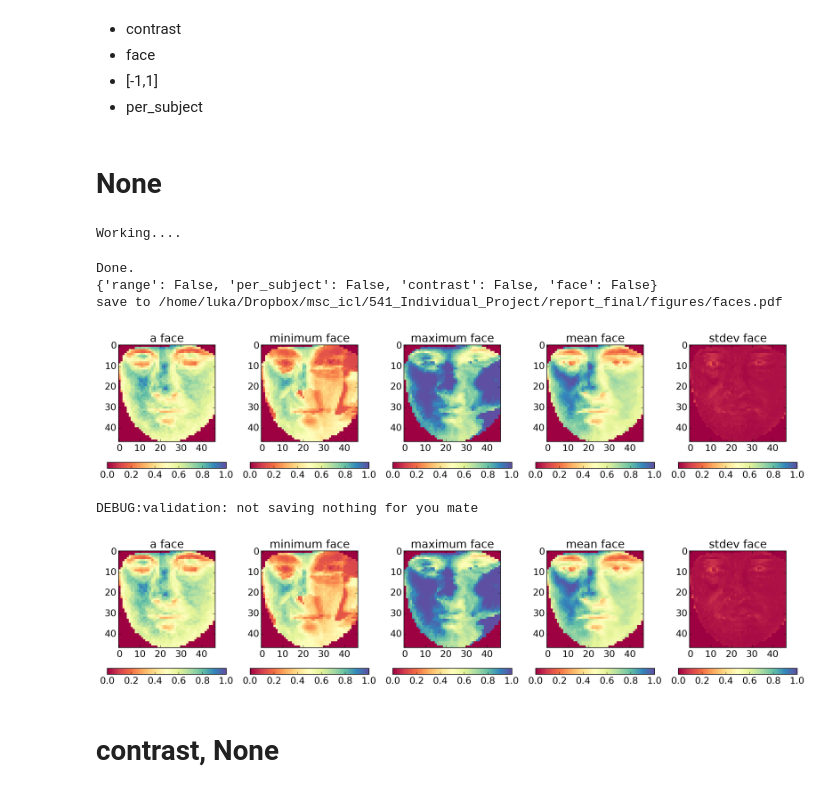
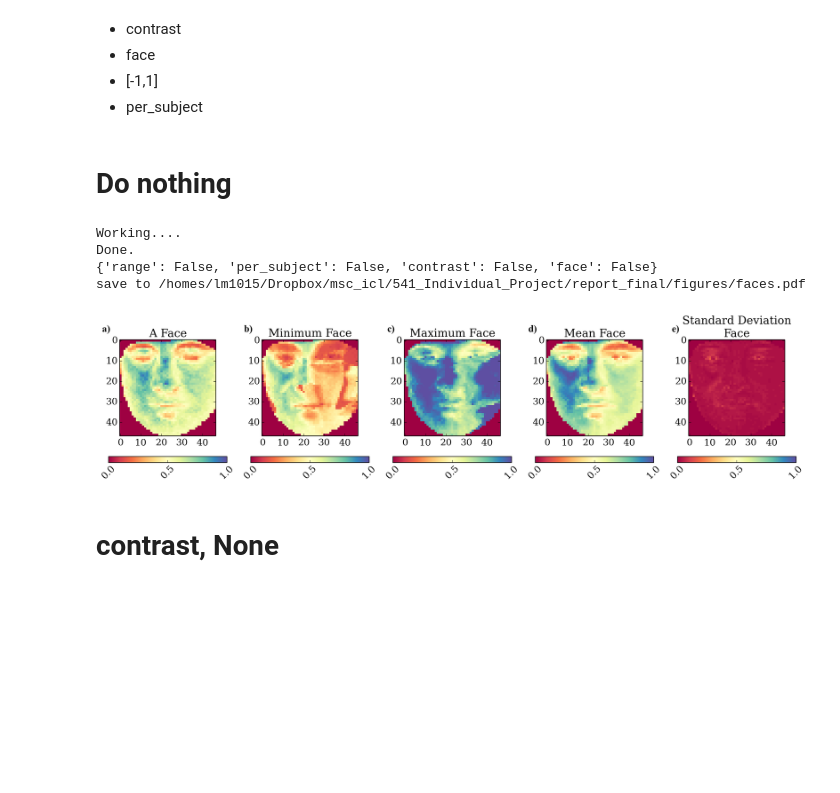
Before and after one commit to lotka/autofaces, a Jupyter notebook: notebooks/DisfaTest.ipynb, the cells around one changed output. Cells and saved outputs as stored; diff of their text form; code cells hidden in the pictures; blank space fills up the shorter version.

```diff
--- a/notebooks/DisfaTest.ipynb
+++ b/notebooks/DisfaTest.ipynb
@@ -151,21 +1,23 @@ SyntaxError: invalid syntax (helper.py, line 28)
+# %%
+import DisfaTest
+dataset_stats =  reload(DisfaTest).dataset_stats
+%matplotlib inline
 # %% [markdown]
 * contrast
 * face
 * [-1,1]
 * per_subject
-# %% [markdown]
-# None
+# %% [markdown]
+# Do nothing
 # %%
 p = {'contrast':False,'face':False,'per_subject':False,'range':False}
-dataset_stats(p)
+data = dataset_stats(p)
 # %% [output]
 Working....
+Done.
+{'range': False, 'per_subject': False, 'contrast': False, 'face': False}
+save to /homes/lm1015/Dropbox/msc_icl/541_Individual_Project/report_final/figures/faces.pdf
-Done.
-{'range': False, 'per_subject': False, 'contrast': False, 'face': False}
-save to /home/luka/Dropbox/msc_icl/541_Individual_Project/report_final/figures/faces.pdf
-[figure, old version]
+[figure, new version]
-DEBUG:validation: not saving nothing for you mate
-[figure, removed]
 # %% [markdown]
 # contrast, None
 # %%
```
Also changed, not shown: parts of 15 cells of this notebook, 28 other files.
